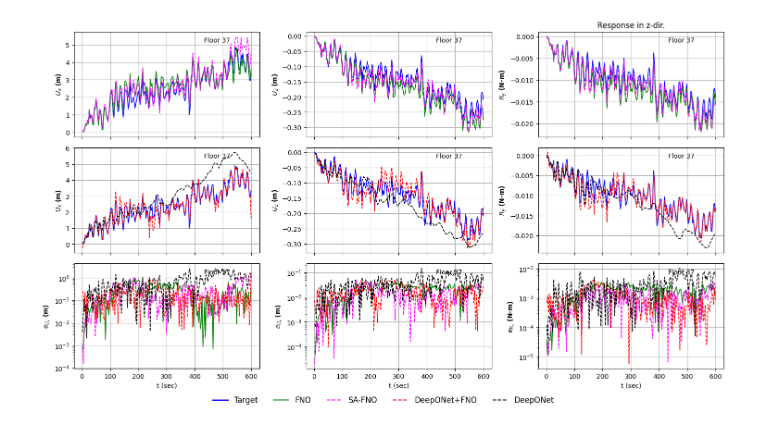
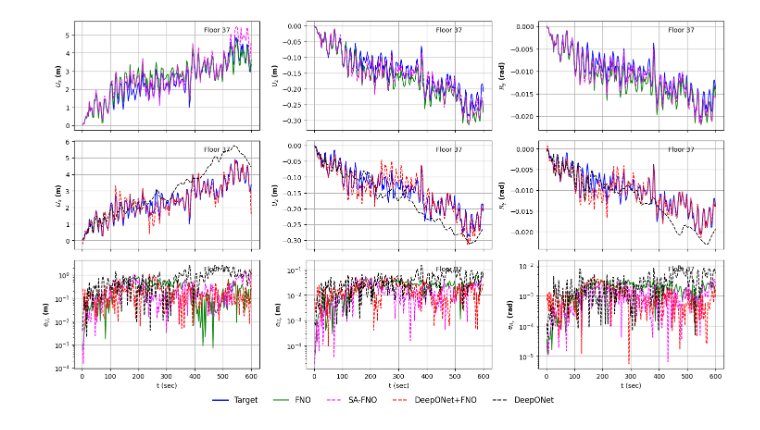
Before and after one commit to Centrum-IntelliPhysics/Neural-Operators-for-Natural-Hazards, a Jupyter notebook: wind/plotting_all_lastFloor.ipynb, the cells around one changed output. Saved outputs shown, nothing was run; the diff lists cells and outputs as text; code cells hidden in the pictures.

Commit message:
updated the units in the plots

```diff
--- a/wind/plotting_all_lastFloor.ipynb
+++ b/wind/plotting_all_lastFloor.ipynb
@@ -312,8 +312,8 @@ axes[0,2].plot(t, uz_a, color='green', linestyle='-', linewidth=1.2)
 axes[0,2].plot(t, uz_b, color='magenta', linestyle='--', linewidth=1.2)
 #axes[0,2].plot(t, uz_c, color='red', linestyle='dashed', linewidth=1.2)
 #axes[0,2].plot(t, uz_d, color='black', linestyle='dashed', linewidth=1.2)
-axes[0,2].set_title('Response in z-dir.')
-axes[0,2].set_ylabel(rf'$R_{{y}}$ (N-m)', fontweight='bold')
+#axes[0,2].set_title('Response in z-dir.')
+axes[0,2].set_ylabel(rf'$R_{{y}}$ (rad)', fontweight='bold')
 axes[0,2].set_xticklabels([])
 #axes[0,2].set_xlabel('time (s)')
 #axes[0,2].set_ylabel('displacement (m)')
@@ -350,7 +350,7 @@ axes[1,2].plot(t, uz_c, color='red', linestyle='dashed', linewidth=1.2)
 axes[1,2].plot(t, uz_d, color='black', linestyle='dashed', linewidth=1.2)
 #axes[1,2].set_title('Response in z-dir.')
 axes[1,2].set_xticklabels([])
-axes[1,2].set_ylabel(rf'$R_{{y}}$ (N-m)', fontweight='bold')
+axes[1,2].set_ylabel(rf'$R_{{y}}$ (rad)', fontweight='bold')
 axes[1,2].text(0.70, 0.90, f'Floor 37', transform=axes[1,2].transAxes)
 #axes[0,2].set_xlabel('time (s)')
 #axes[0,2].set_ylabel('displacement (m)')
@@ -386,32 +386,32 @@ axes[2,2].plot(t, np.abs(error_uz_a), color='green', linestyle='-', linewidth=1.
 axes[2,2].plot(t, np.abs(error_uz_b), color='magenta', linestyle='--', linewidth=1.2)
 axes[2,2].plot(t, np.abs(error_uz_c), color='red', linestyle='dashed', linewidth=1.2)
 axes[2,2].plot(t, np.abs(error_uz_d), color='black', linestyle='dashed', linewidth=1.2)
 axes[2,2].set_xlabel('t (sec)')
 #axes[1,2].set_ylabel('absolute error')
 axes[2,2].set_yscale('log')
-axes[2,2].set_ylabel(rf'$e_{{R_y}}$ (N-m)', fontweight='bold')
+axes[2,2].set_ylabel(rf'$e_{{R_y}}$ (rad)', fontweight='bold')
 axes[2,2].text(0.70, 0.90, f'Floor 37', transform=axes[2,2].transAxes)
 axes[2,2].grid(True)
 
 # Adjust the layout
 plt.tight_layout()
 
 # Create lines for legend
 legend_lines = [
     plt.Line2D([0], [0], color='blue', linestyle='solid', linewidth=2, label='Target'),
     plt.Line2D([0], [0], color='green', linestyle='-', label='FNO'),
     plt.Line2D([0], [0], color='magenta', linestyle='--', label='SA-FNO'),
     plt.Line2D([0], [0], color='red', linestyle='dashed', label='DeepONet+FNO'),
     plt.Line2D([0], [0], color='black', linestyle='dashed', label='DeepONet')]
 
 # Add legend below the plots
 fig.legend(handles=legend_lines, loc='center', bbox_to_anchor=(0.5, 0.02),
           ncol=5, frameon=False, fontsize=12)
 
 # Adjust subplot spacing to make room for legend
 plt.subplots_adjust(bottom=0.1)
 
 plt.savefig('wind_response_fno_sa-fno_deeponetfno.pdf', format='pdf', dpi=300, bbox_inches='tight')
 plt.show()
 # %% [output]
-[figure, old version]
+[figure, new version]
```
Also changed, not shown: 1 other file.
